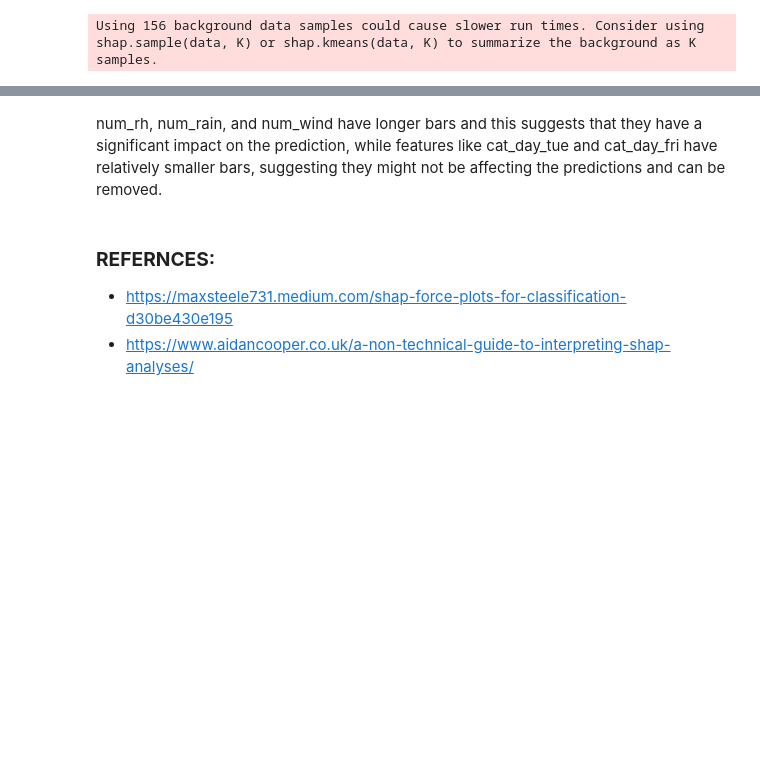
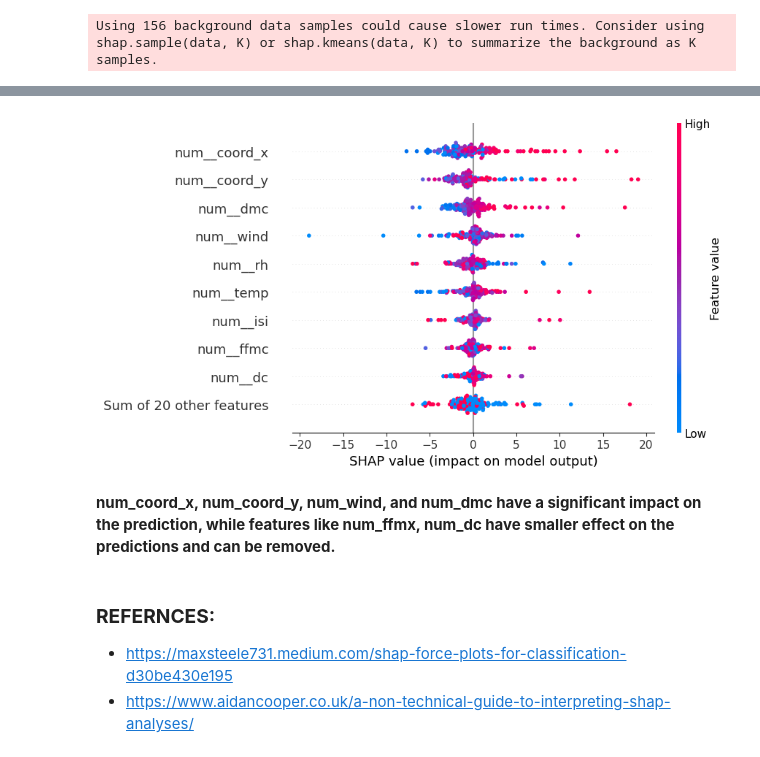
Before and after one commit to khirmas67/production, a Jupyter notebook: 02_activities/assignments/assignment_3.ipynb, the cells around one changed output, grey strips where cells are left out. Saved outputs shown, nothing was run; the diff lists cells and outputs as text; code cells hidden in the pictures; blank space fills up the shorter version.

Commit message:
added beeswarm diagram to assignment_3

```diff
--- a/02_activities/assignments/assignment_3.ipynb
+++ b/02_activities/assignments/assignment_3.ipynb
@@ -517,6 +517,12 @@ shap.plots.waterfall(shap.Explanation(
+# %%
+shap.plots.beeswarm(shap.Explanation(values=shap_values,
+                               base_values=explainer.expected_value,
+                               data=data_transform,
+                               feature_names=feature_names))
+# %% [output]
+[figure, added]
 # %% [markdown]
-num_rh, num_rain, and num_wind have longer bars and this suggests that they have a significant impact on the prediction, while
-features like cat_day_tue and cat_day_fri have relatively smaller bars, suggesting they might not be affecting the predictions and can be removed.
+**num_coord_x, num_coord_y, num_wind, and num_dmc have a significant impact on the prediction, while features like num_ffmx, num_dc have smaller effect on  the predictions and can be removed.**
 # %% [markdown]
 ### **REFERNCES:**
 -  https://maxsteele731.medium.com/shap-force-plots-for-classification-d30be430e195
```
Also changed, not shown: parts of 3 cells of this notebook.
